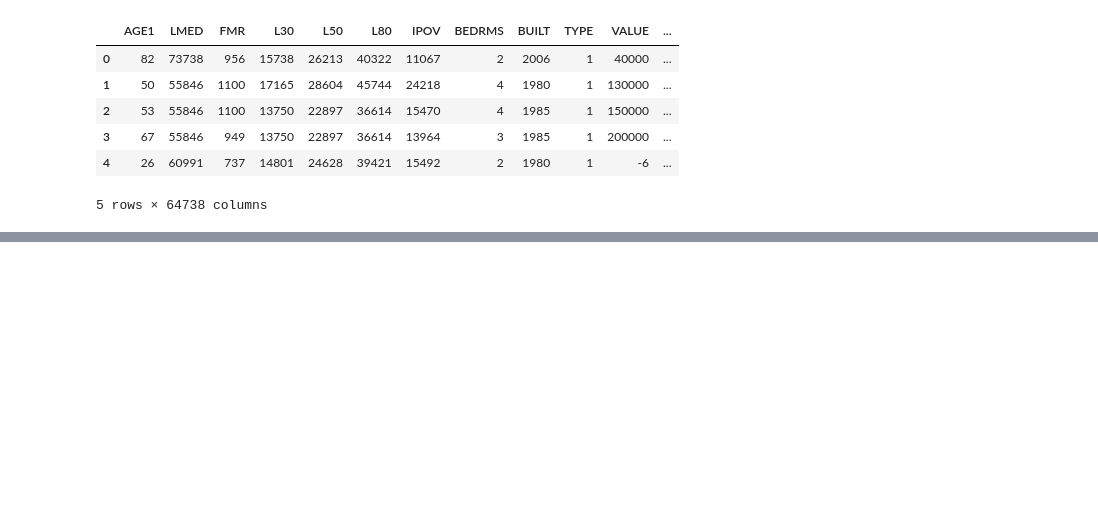
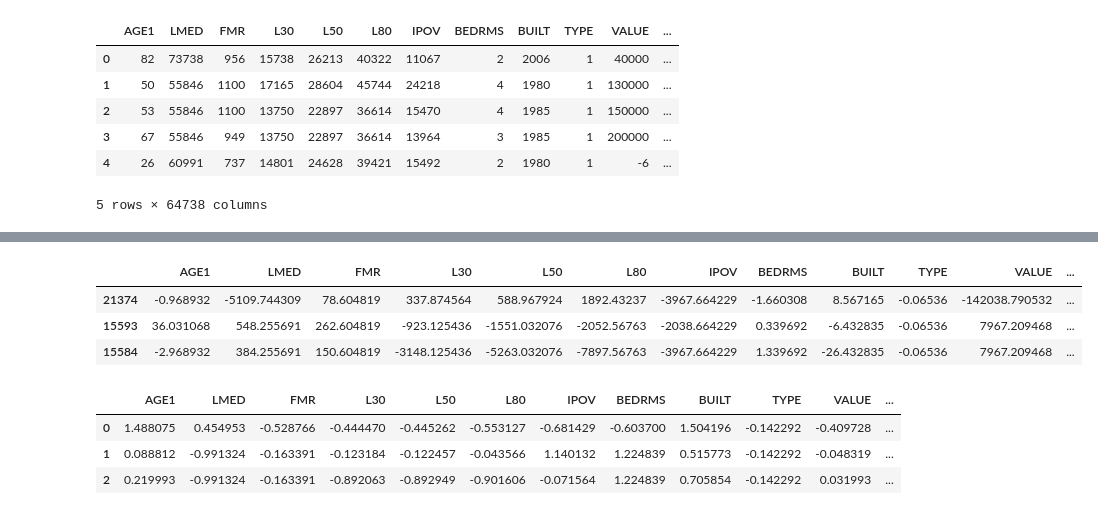
Before and after one commit to Edudeiko/DS-Unit-1-Sprint-4-Linear-Algebra, a Jupyter notebook: module3-dimensionality-reduction/Copy_of_High_Dimensional_Data_Assignment.ipynb, the cells around one changed output, grey strips where cells are left out. Cells and saved outputs as stored; diff of their text form; code cells hidden in the pictures; blank space fills up the shorter version.

```diff
--- a/module3-dimensionality-reduction/Copy_of_High_Dimensional_Data_Assignment.ipynb
+++ b/module3-dimensionality-reduction/Copy_of_High_Dimensional_Data_Assignment.ipynb
@@ -218,0 +246,4 @@ national_processed.head()
+# %%
+# Separate our data X = all the num_cols
+X = national[num_cols]
+X.head()
@@ -218,0 +257,3 @@ national_processed.head()
+# %%
+mean = X.mean()
+print(f'national_processed:/n{mean}')
@@ -218,0 +278,18 @@ national_processed.head()
+# %%
+# Center each column at 0 by subtracting its mean.
+centered_data = X - mean
+centered_data.sample(3)
+# %% [output]
+|  | AGE1 | LMED | FMR | L30 | L50 | L80 | IPOV | BEDRMS | BUILT | TYPE | VALUE | ... |
+| 21374 | -0.968932 | -5109.744309 | 78.604819 | 337.874564 | 588.967924 | 1892.43237 | -3967.664229 | -1.660308 | 8.567165 | -0.06536 | -142038.790532 | ... |
+| 15593 | 36.031068 | 548.255691 | 262.604819 | -923.125436 | -1551.032076 | -2052.56763 | -2038.664229 | 0.339692 | -6.432835 | -0.06536 | 7967.209468 | ... |
+| 15584 | -2.968932 | 384.255691 | 150.604819 | -3148.125436 | -5263.032076 | -7897.56763 | -3967.664229 | 1.339692 | -26.432835 | -0.06536 | 7967.209468 | ... |
+# %%
+# Standardize the data. Divide each column by its standard deviation.
+Z = centered_data/centered_data.std(ddof=0)
+Z.head(3)
+# %% [output]
+|  | AGE1 | LMED | FMR | L30 | L50 | L80 | IPOV | BEDRMS | BUILT | TYPE | VALUE | ... |
+| 0 | 1.488075 | 0.454953 | -0.528766 | -0.444470 | -0.445262 | -0.553127 | -0.681429 | -0.603700 | 1.504196 | -0.142292 | -0.409728 | ... |
+| 1 | 0.088812 | -0.991324 | -0.163391 | -0.123184 | -0.122457 | -0.043566 | 1.140132 | 1.224839 | 0.515773 | -0.142292 | -0.048319 | ... |
+| 2 | 0.219993 | -0.991324 | -0.163391 | -0.892063 | -0.892949 | -0.901606 | -0.071564 | 1.224839 | 0.705854 | -0.142292 | 0.031993 | ... |
```
Also changed, not shown: parts of 31 cells of this notebook.
